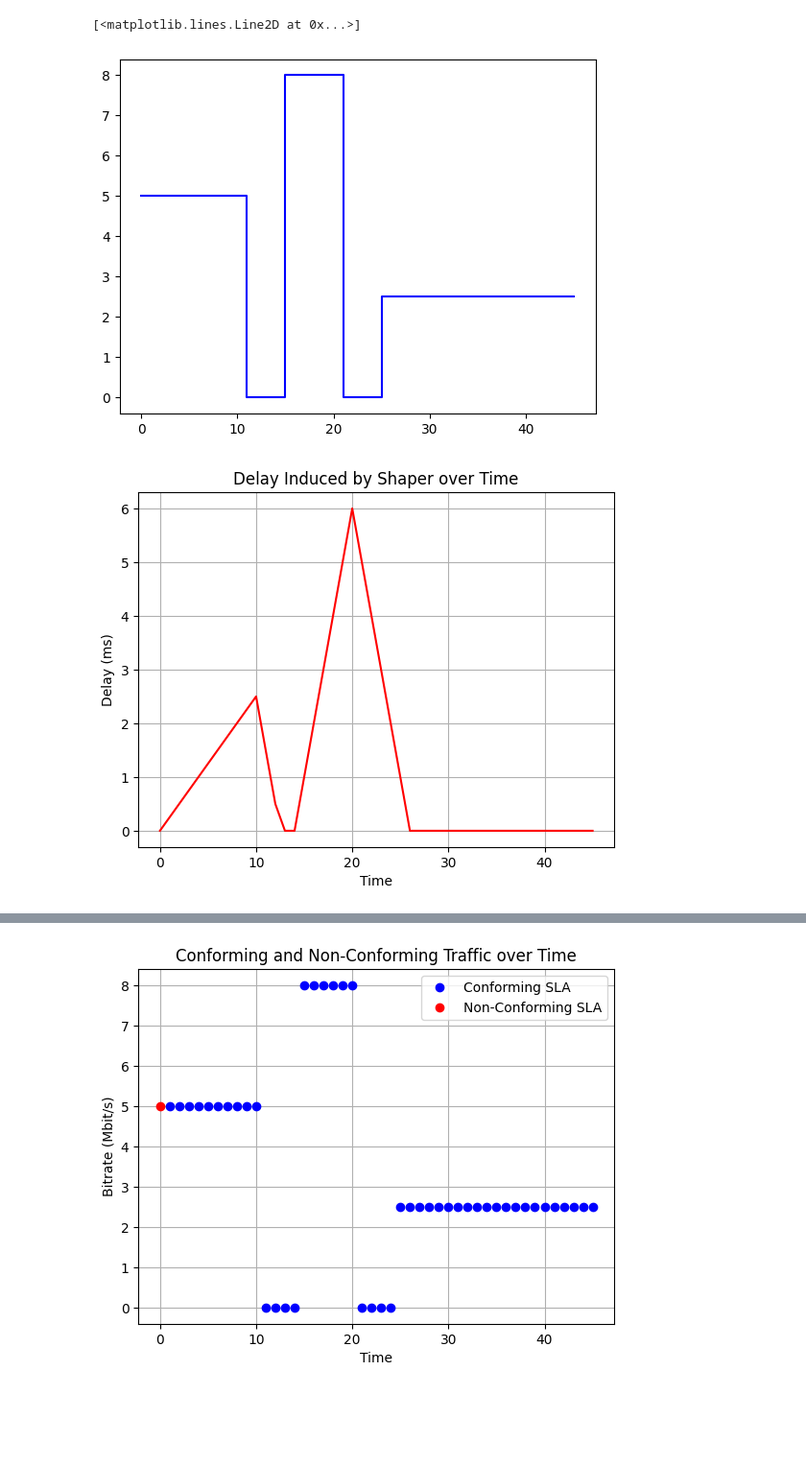
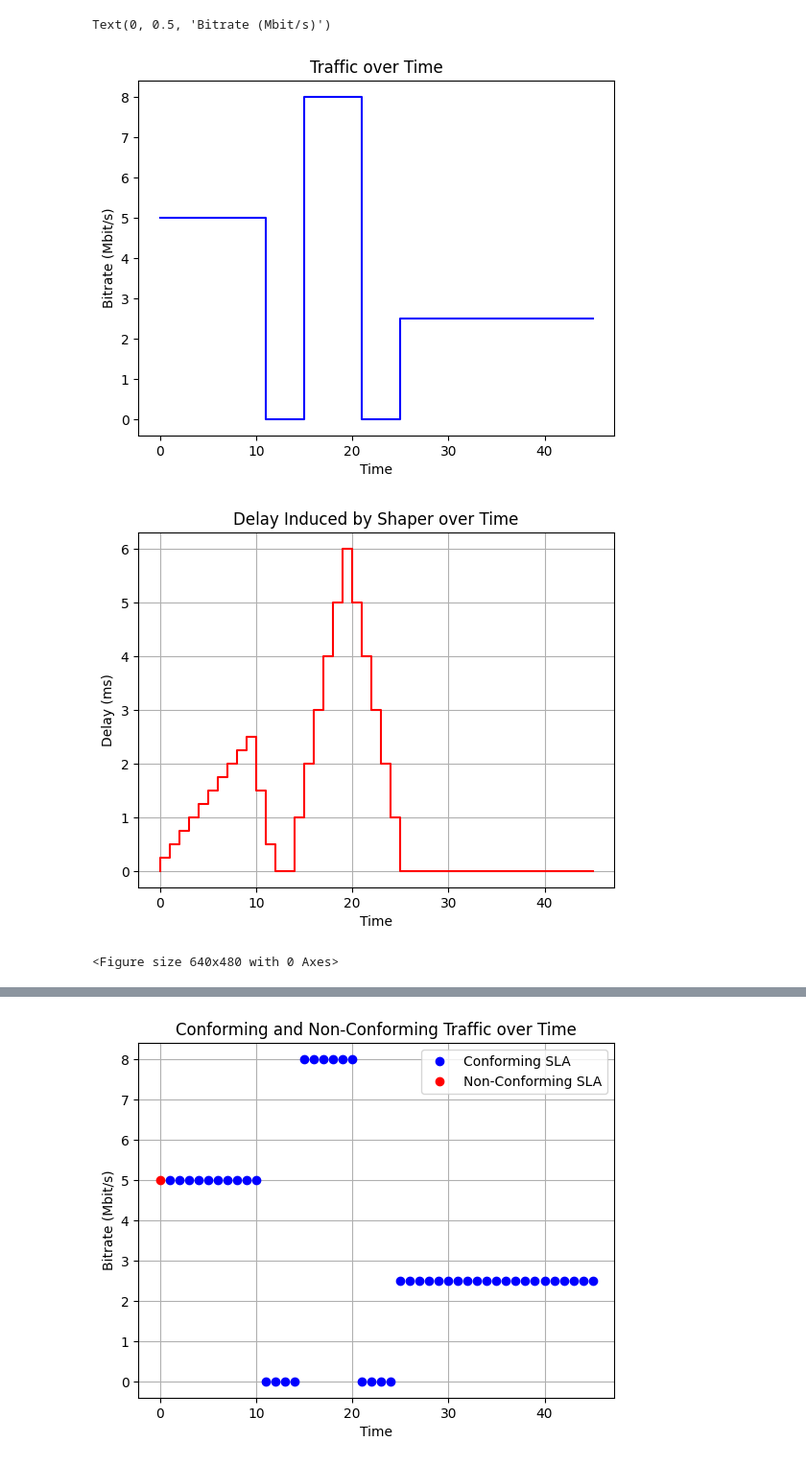
Before and after one commit to dmitrijs-voronovs/VU-net-perf, a Jupyter notebook: a2/as2.ipynb, the cells around one changed output, grey strips where cells are left out. Shown at 96% size. Cells and saved outputs as stored; diff of their text form; code cells hidden in the pictures; blank space fills up the shorter version.

```diff
--- a/a2/as2.ipynb
+++ b/a2/as2.ipynb
@@ -9,9 +9,12 @@ traffic[15:21] = 8
 traffic[25:46] = 2.5
 # %%
 plt.step(range(len(traffic)), traffic, where='post', color='blue')
+plt.title('Traffic over Time')
+plt.xlabel('Time')
+plt.ylabel('Bitrate (Mbit/s)')
 # %% [output]
-[<matplotlib.lines.Line2D at 0x...>]
+Text(0, 0.5, 'Bitrate (Mbit/s)')
-[figure, old version]
+[figure, new version]
 # %%
 # task 2
 def calculate_delay(traffic, shaping_rate):
@@ -28,18 +31,20 @@ def calculate_delay(traffic, shaping_rate):
     return delay
 
 def plot_delay(delay):
-    plt.plot(range(len(delay)), delay, color='red')
+    plt.step(range(len(delay)), delay, color='red')
     plt.xlabel('Time')
     plt.ylabel('Delay (ms)')
     plt.title('Delay Induced by Shaper over Time')
     plt.grid(True)
     plt.show()
+    # plt.savefig('delay.png')
 
 shaping_rate = 4  # Peak rate in Mbit/s
 delay = calculate_delay(traffic, shaping_rate)
 plot_delay(delay)
 # %% [output]
-[figure, old version]
+[figure, new version]
+<Figure size 640x480 with 0 Axes>
 # %%
 # task 3
 import matplotlib.pyplot as plt
```
Also changed, not shown: parts of 4 cells of this notebook, 10 other files.
